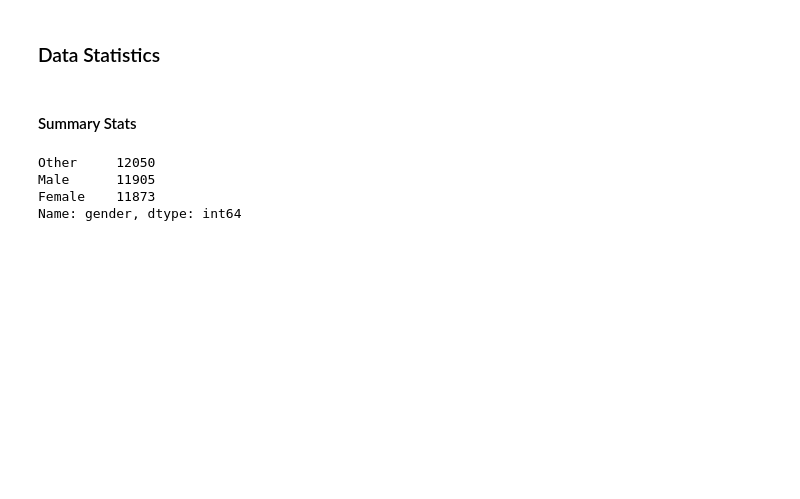
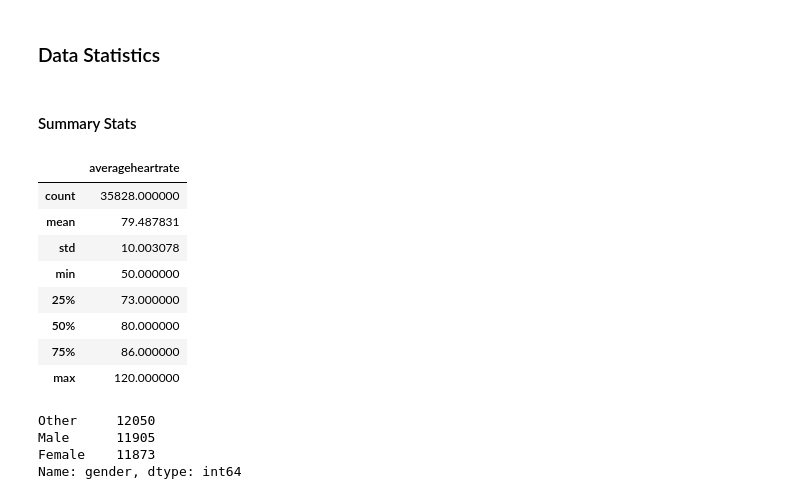
Before and after one commit to sosullivan7221/datasci_2_manipulation, a Jupyter notebook: Copy_of_datasci_2_manipulation.ipynb, the cells around one changed output. Drawn from its saved outputs; the diff is of its cells as text; code cells hidden in the pictures; blank space fills up the shorter version.

```diff
--- a/Copy_of_datasci_2_manipulation.ipynb
+++ b/Copy_of_datasci_2_manipulation.ipynb
@@ -393,6 +393,20 @@ data.head(10)
 ### Data Statistics
 # %% [markdown]
 #### Summary Stats
+# %%
+## Descriptive Stats for Average Heart Rate
+
+data.describe()
+# %% [output]
+|  | averageheartrate |
+| count | 35828.000000 |
+| mean | 79.487831 |
+| std | 10.003078 |
+| min | 50.000000 |
+| 25% | 73.000000 |
+| 50% | 80.000000 |
+| 75% | 86.000000 |
+| max | 120.000000 |
 # %%
 data['gender'].value_counts()
 # %% [output]
```
